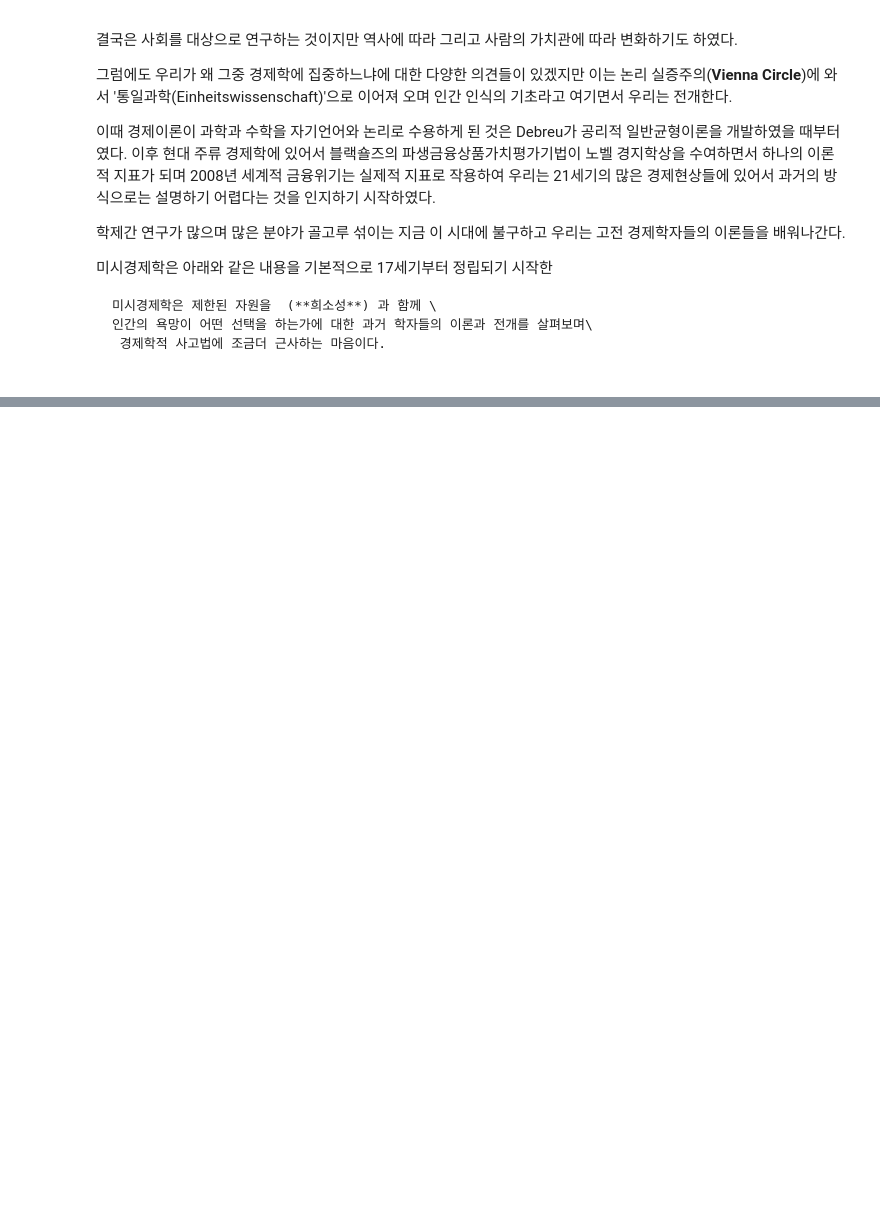
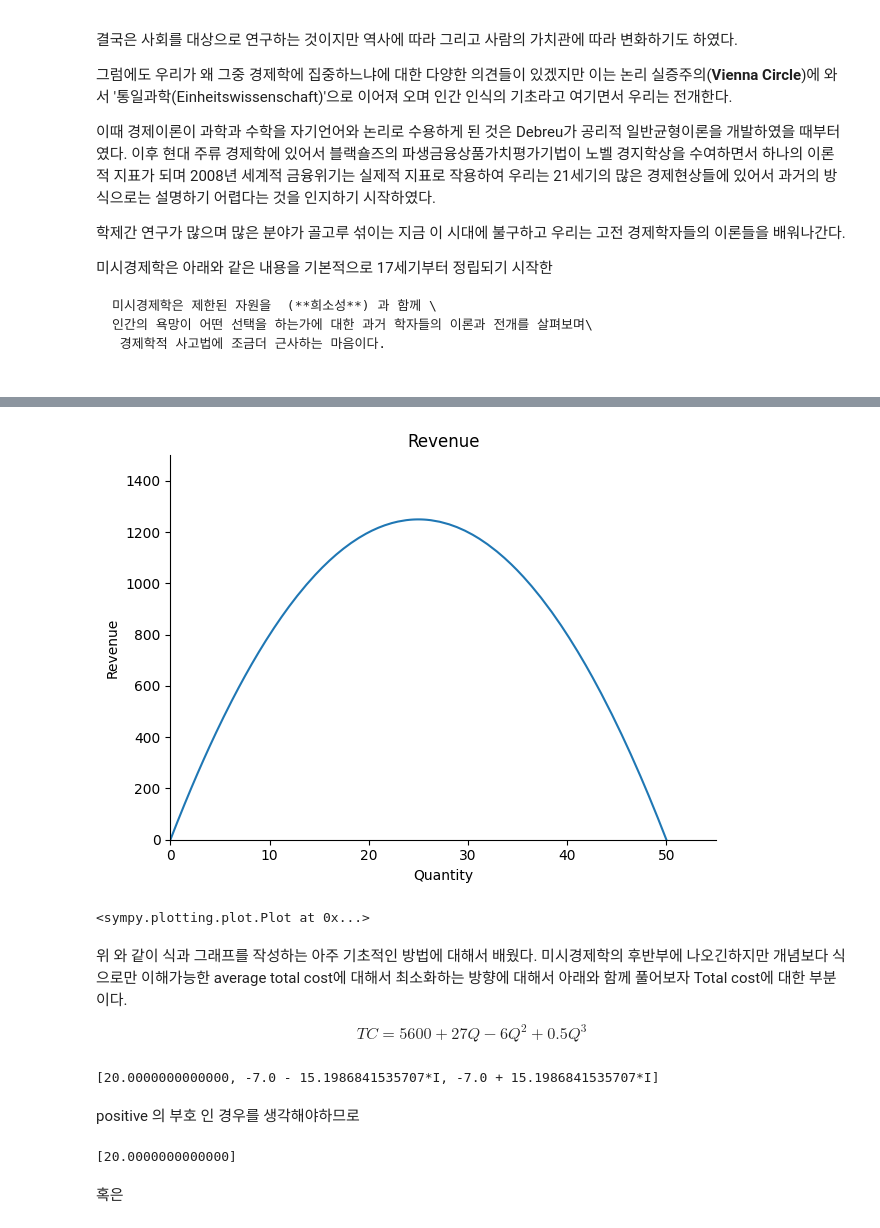
Before and after one commit to redmoon02/Economic_major_freshman, a Jupyter notebook: micro_economics/microeconomics-1-1.ipynb, the cells around one changed output, grey strips where cells are left out. Drawn from its saved outputs; the diff is of its cells as text; code cells hidden in the pictures; blank space fills up the shorter version.

```diff
--- a/micro_economics/microeconomics-1-1.ipynb
+++ b/micro_economics/microeconomics-1-1.ipynb
@@ -53,0 +141,31 @@ social science라는 용어가 처음등장하는 것은 17~18세기 영국에
+# %%
+Q = symbols('Q')
+TR = (100 - 2*Q)*Q
+plot(TR, (Q,0,50), ylim = (0,1500), xlim = (0,55), title = 'Revenue', xlabel = 'Quantity', ylabel = 'Revenue')
+# %% [output]
+[figure, added]
+<sympy.plotting.plot.Plot at 0x...>
+# %% [markdown]
+위 와 같이 식과 그래프를 작성하는 아주 기초적인 방법에 대해서 배웠다.
+미시경제학의 후반부에 나오긴하지만 개념보다 식으로만 이해가능한 average total cost에 대해서 최소화하는 방향에 대해서 아래와 함께 풀어보자
+Total cost에 대한 부분이다.
+
+$$ TC = 5600 + 27Q - 6Q^2 + 0.5Q^3$$
+# %%
+Q = symbols('Q')
+TC = 5600 + 27*Q - 6*Q**2 + 0.5*Q**3
+ATC = TC/Q
+solve(diff(ATC,Q))
+# %% [output]
+[20.0000000000000, -7.0 - 15.1986841535707*I, -7.0 + 15.1986841535707*I]
+# %% [markdown]
+positive 의 부호 인 경우를 생각해야하므로
+# %%
+Q = symbols('Q', positive =True)
+TC = 5600 + 27*Q - 6*Q**2 + 0.5*Q**3
+ATC = TC/Q
+solve(diff(ATC,Q))
+# %% [output]
+[20.0000000000000]
+# %% [markdown]
+혹은
```
Also changed, not shown: parts of 19 cells of this notebook, 1 other file.
